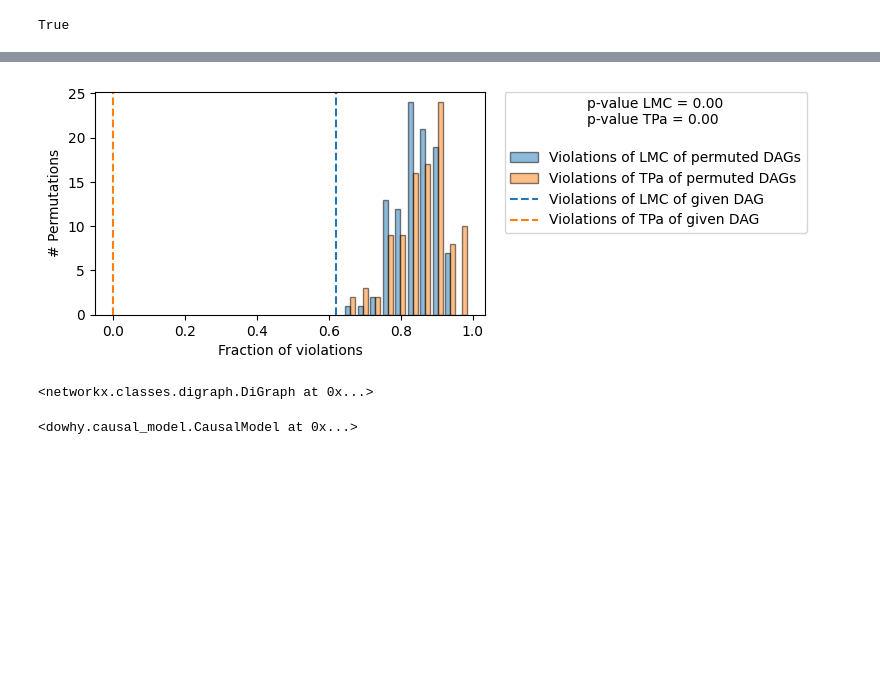
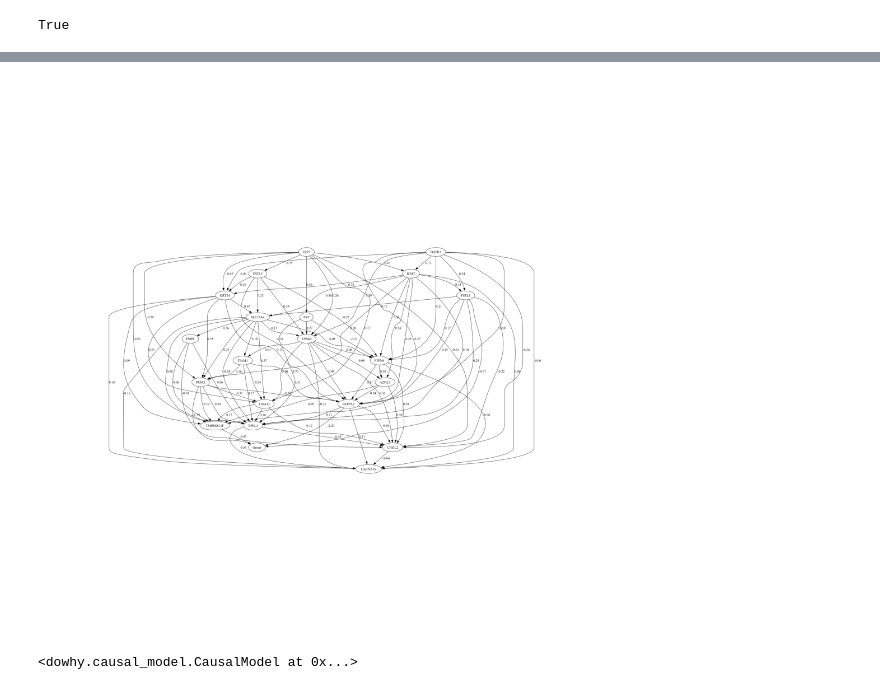
Before and after one commit to shamanth-kuthpadi/dowhy-preeclampsia, a Jupyter notebook: FeatureSelection.ipynb, the cells around one changed output, grey strips where cells are left out. Saved outputs shown, nothing was run; the diff lists cells and outputs as text; code cells hidden in the pictures; blank space fills up the shorter version.

```diff
--- a/FeatureSelection.ipynb
+++ b/FeatureSelection.ipynb
@@ -177,7 +207,6 @@ EstimationModel.refute_cgm(show_plt=True, n_perm=100)
 <networkx.classes.digraph.DiGraph at 0x...>
-# %%
-EstimationModel.refute_cgm(show_plt=True, n_perm=100)
-# %% [output]
-[figure, removed]
-<networkx.classes.digraph.DiGraph at 0x...>
+# %%
+disp_graph_nx(EstimationModel.graph)
+# %% [output]
+[figure, added]
 # %%
```
Also changed, not shown: parts of 17 cells of this notebook, 2 other files.
